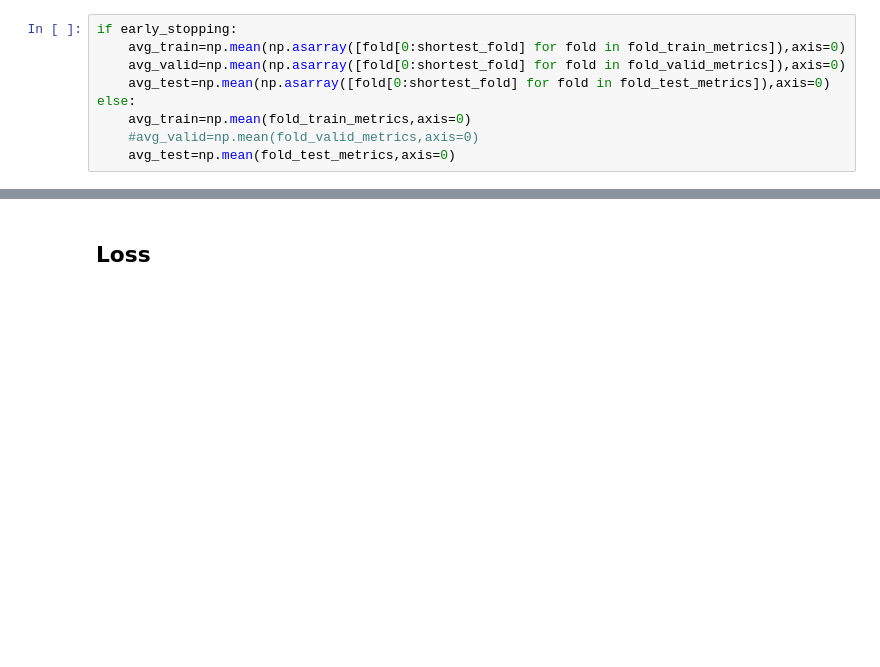
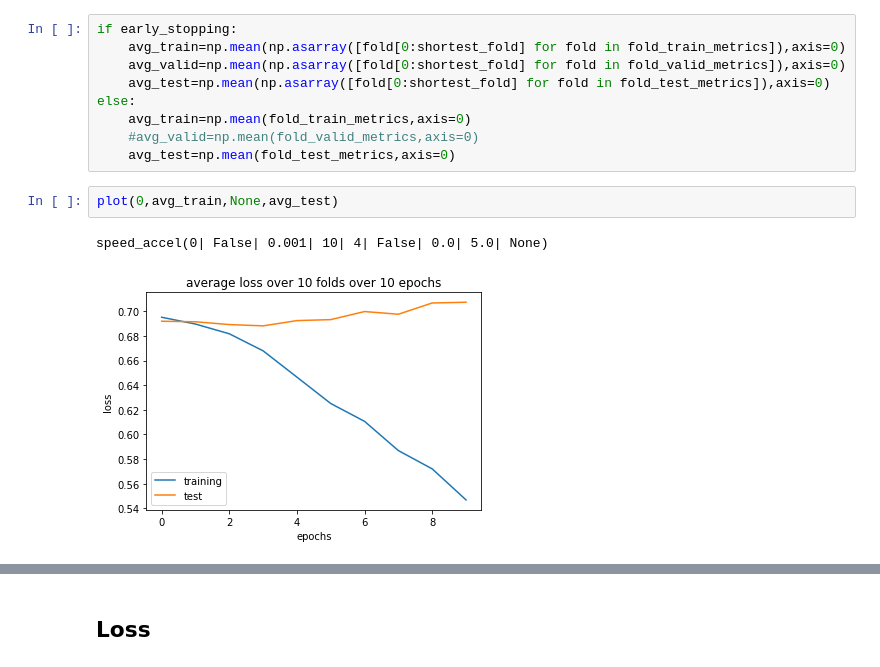
Before and after one commit to PaulLerner/deep_parkinson_handwriting, a Jupyter notebook: Main.ipynb, the cells around one changed output, grey strips where cells are left out. Saved outputs shown, nothing was run; the diff lists cells and outputs as text; blank space fills up the shorter version.

```diff
--- a/Main.ipynb
+++ b/Main.ipynb
@@ -347,3 +356,8 @@ else:
     avg_train=np.mean(fold_train_metrics,axis=0)
     #avg_valid=np.mean(fold_valid_metrics,axis=0)
     avg_test=np.mean(fold_test_metrics,axis=0)
+# %%
+plot(0,avg_train,None,avg_test)
+# %% [output]
+speed_accel(0| False| 0.001| 10| 4| False| 0.0| 5.0| None)
+[figure, added]
```
Also changed, not shown: parts of 19 cells of this notebook, 22 other files.
